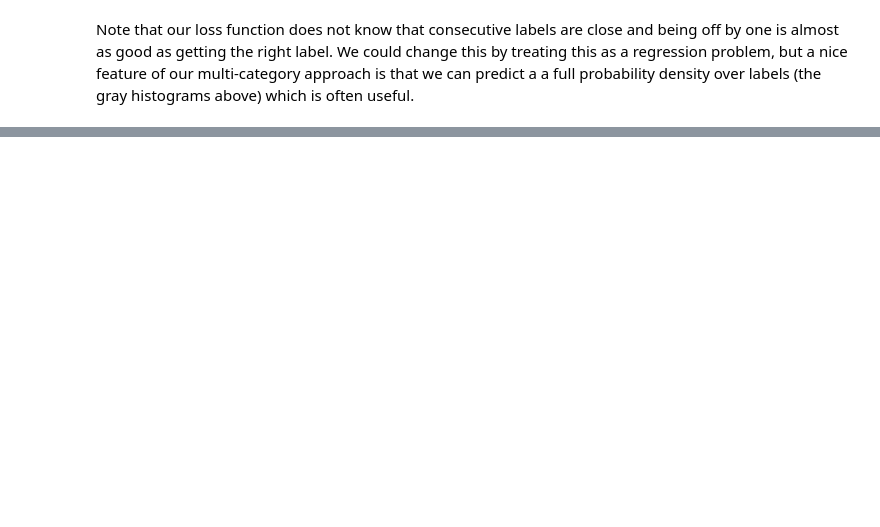
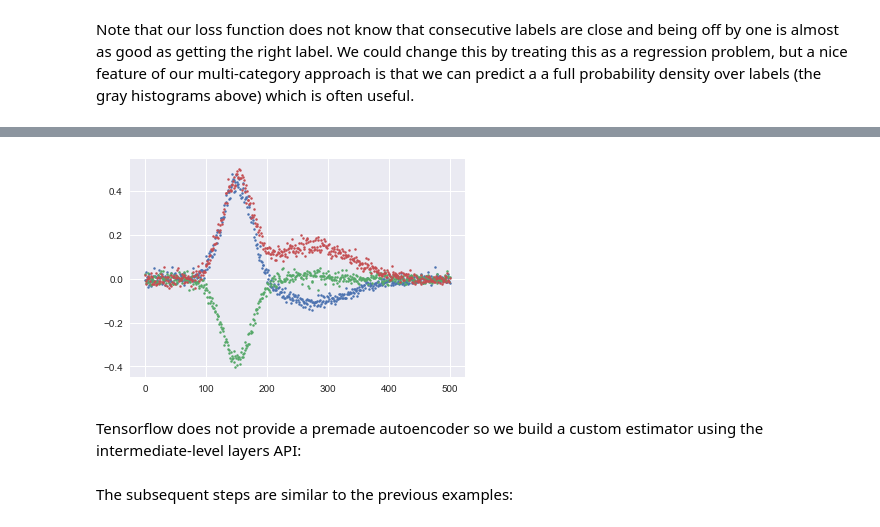
Before and after one commit to dkirkby/MachineLearningStatistics, a Jupyter notebook: notebooks/DeepLearning.ipynb, the cells around one changed output, grey strips where cells are left out. Cells and saved outputs as stored; diff of their text form; code cells hidden in the pictures; blank space fills up the shorter version.

```diff
--- a/notebooks/DeepLearning.ipynb
+++ b/notebooks/DeepLearning.ipynb
@@ -422,0 +436,13 @@ Note that our loss function does not know that consecutive labels are close and
+# %%
+X0 = np.mean(X, axis=0)
+Xmax = np.max(np.abs(X - X0))
+Xn = (X - X0) / Xmax
+original = lambda x: Xmax * x + X0
+assert np.allclose(X, original(Xn))
+# %%
+for i in (0, 6, 7):
+    plt.plot(Xn[i], '.', ms=5)
+# %% [output]
+[figure, added]
+# %% [markdown]
+Tensorflow does not provide a premade autoencoder so we build a custom estimator using the intermediate-level layers API:
@@ -422,0 +488,2 @@ Note that our loss function does not know that consecutive labels are close and
+# %% [markdown]
+The subsequent steps are similar to the previous examples:
```
Also changed, not shown: parts of 46 cells of this notebook.
